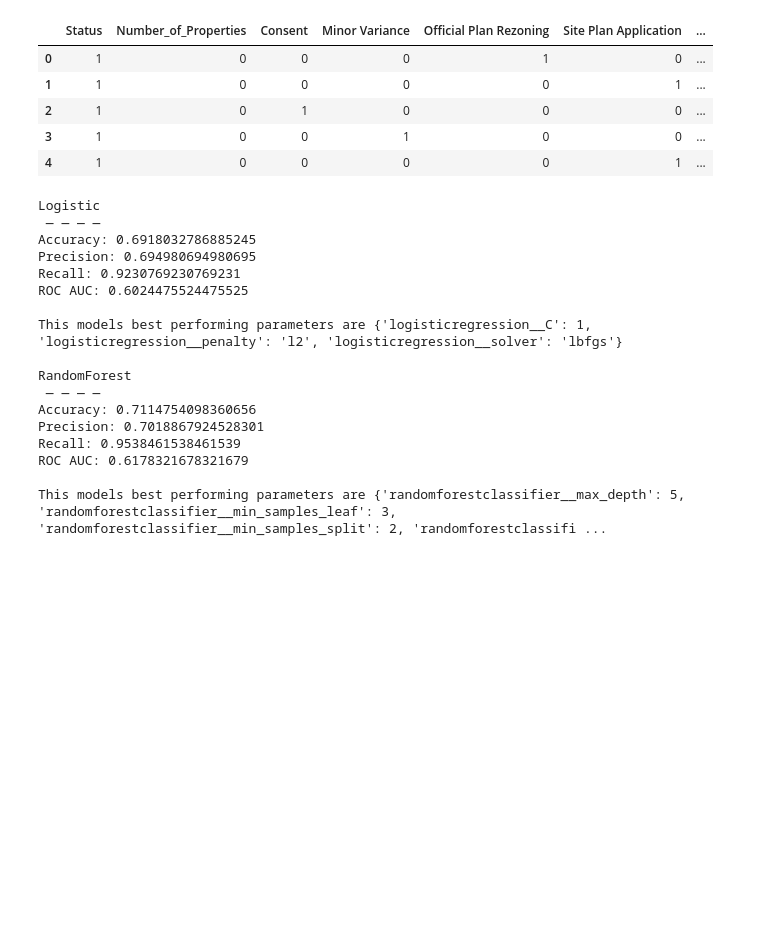
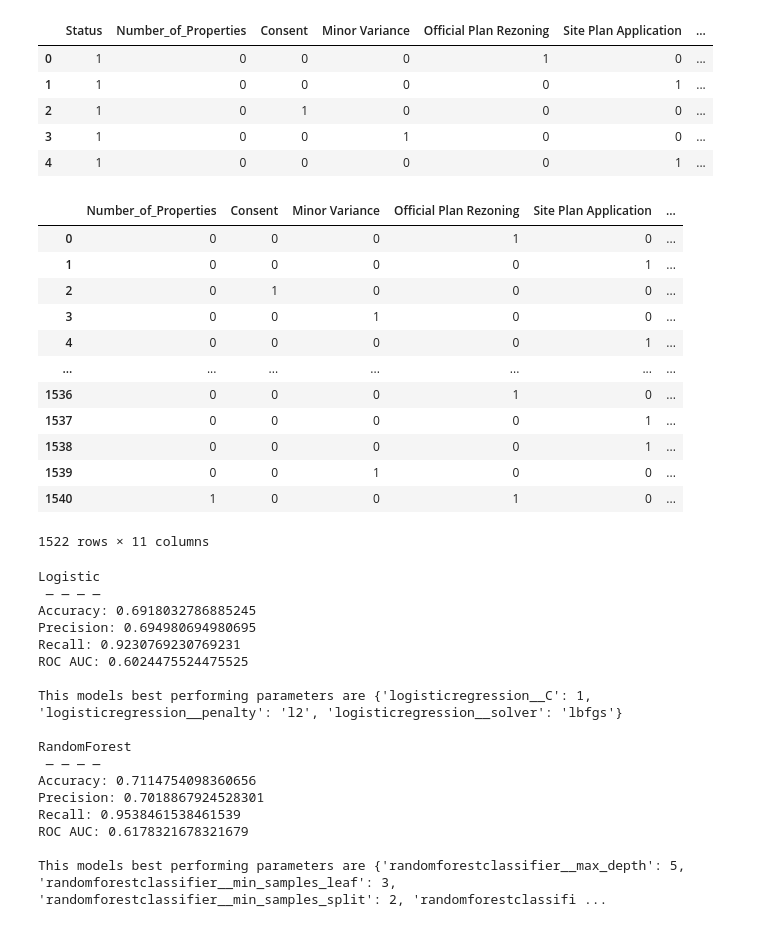
Before and after one commit to RoryAJames/TorontoDevelopmentApplications, a Jupyter notebook: Exploratory Data Analysis.ipynb, the cells around one changed output. Cells and saved outputs as stored; diff of their text form; code cells hidden in the pictures; blank space fills up the shorter version.

```diff
--- a/Exploratory Data Analysis.ipynb
+++ b/Exploratory Data Analysis.ipynb
@@ -325,6 +325,22 @@ df.head()
 
 X = df.drop("Status", axis=1)
 y = df["Status"]
+# %%
+X
+# %% [output]
+|  | Number_of_Properties | Consent | Minor Variance | Official Plan Rezoning | Site Plan Application | ... |
+| 0 | 0 | 0 | 0 | 1 | 0 | ... |
+| 1 | 0 | 0 | 0 | 0 | 1 | ... |
+| 2 | 0 | 1 | 0 | 0 | 0 | ... |
+| 3 | 0 | 0 | 1 | 0 | 0 | ... |
+| 4 | 0 | 0 | 0 | 0 | 1 | ... |
+| ... | ... | ... | ... | ... | ... | ... |
+| 1536 | 0 | 0 | 0 | 1 | 0 | ... |
+| 1537 | 0 | 0 | 0 | 0 | 1 | ... |
+| 1538 | 0 | 0 | 0 | 0 | 1 | ... |
+| 1539 | 0 | 0 | 1 | 0 | 0 | ... |
+| 1540 | 1 | 0 | 0 | 1 | 0 | ... |
+1522 rows × 11 columns
 # %%
 x_train, x_test, y_train, y_test = train_test_split(X, y, test_size=0.20, random_state=42)
 # %%
```
Also changed, not shown: parts of 5 cells of this notebook, 4 other files.
